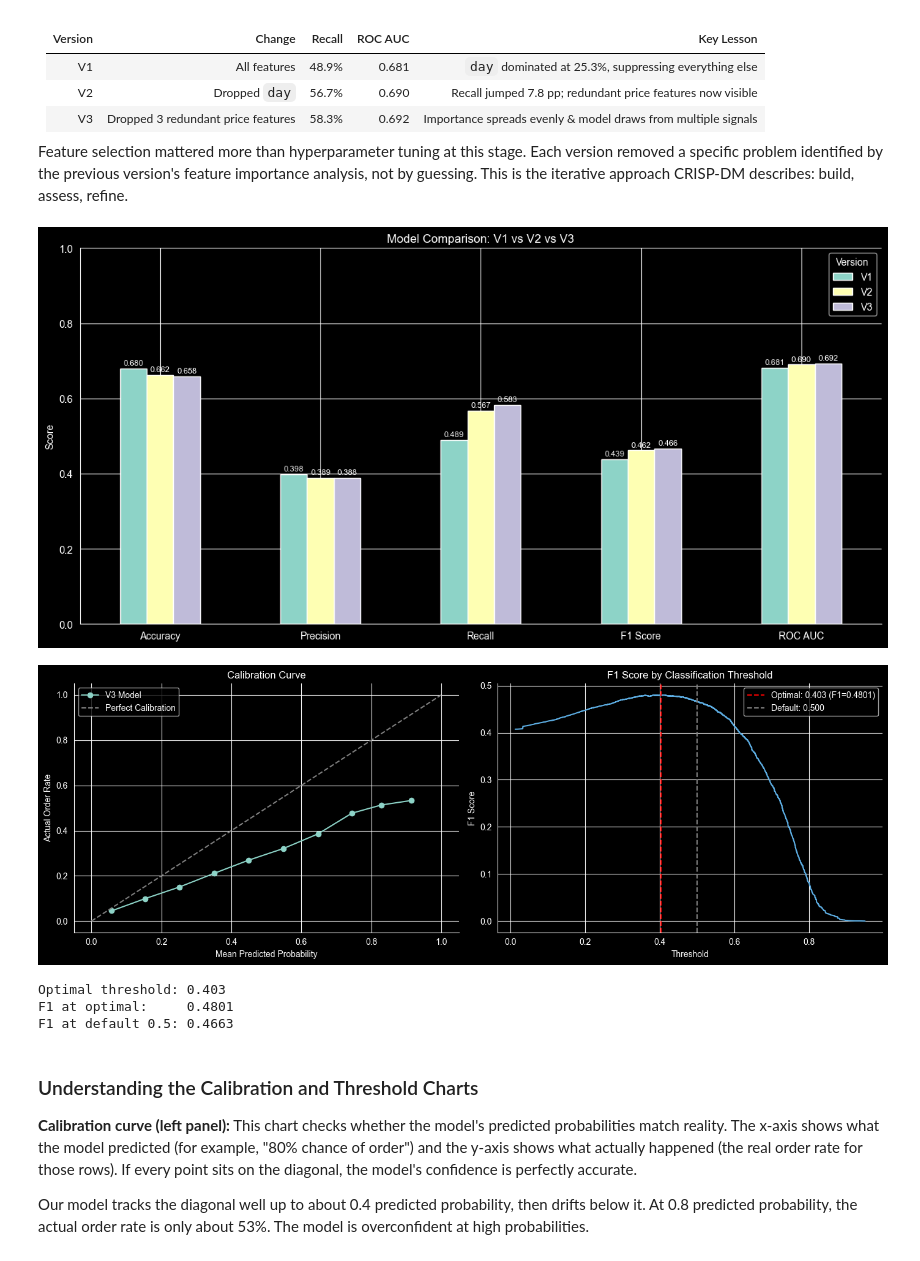
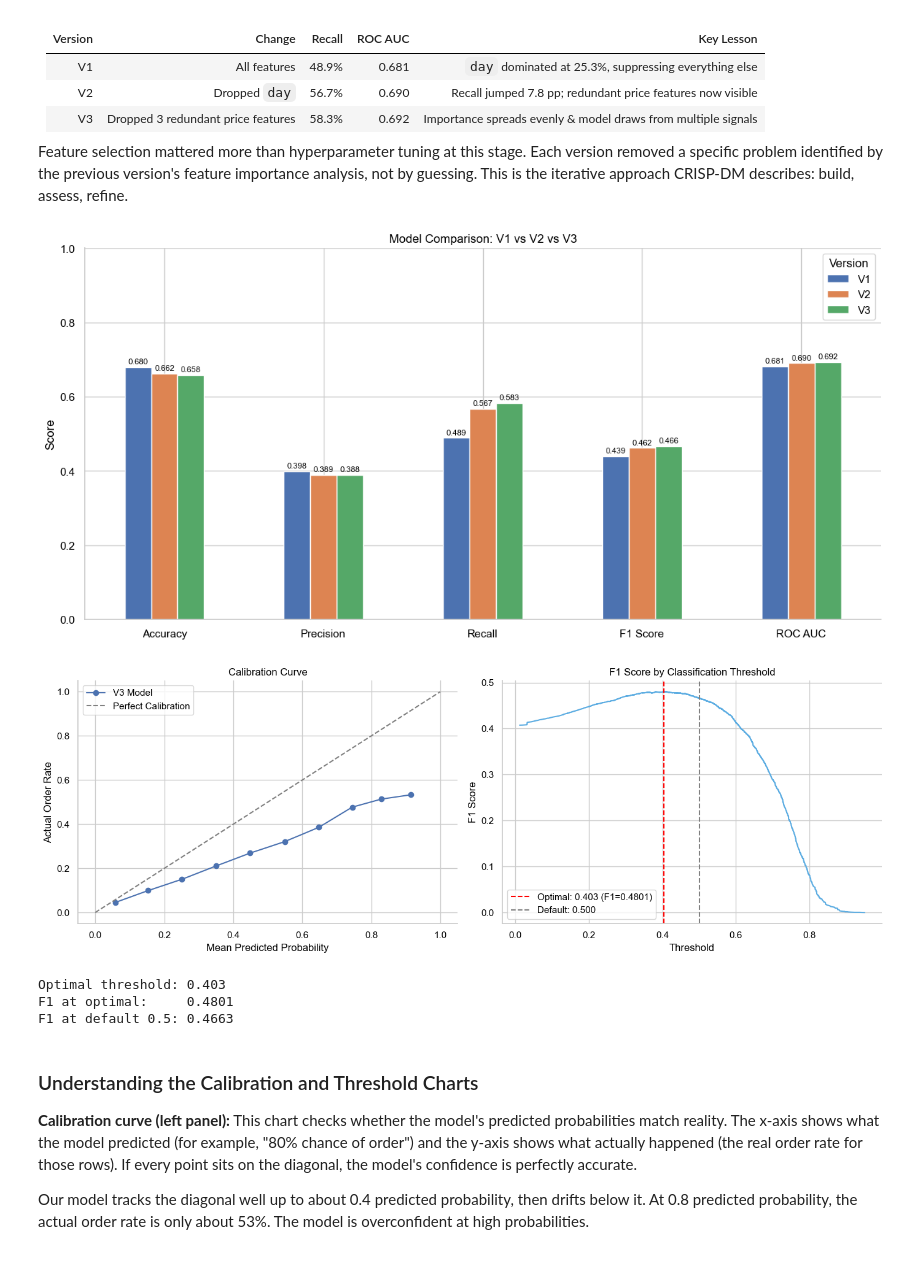
Before and after one commit to Happydeath97/analyticalProjectProductPricing, a Jupyter notebook: notebooks/model_exploration/sameh_random_forestC.ipynb, the cells around one changed output. Saved outputs shown, nothing was run; the diff lists cells and outputs as text; code cells hidden in the pictures.

Commit message:
feat:update charts global colors to force white facecolor

```diff
--- a/notebooks/model_exploration/sameh_random_forestC.ipynb
+++ b/notebooks/model_exploration/sameh_random_forestC.ipynb
@@ -31,7 +31,18 @@ from sklearn.calibration import calibration_curve
 # Visualization
 import matplotlib.pyplot as plt
 import seaborn as sns
-
+sns.set_theme(style="whitegrid")  # or "white"
+plt.rcParams.update({
+    "figure.facecolor": "white",
+    "axes.facecolor": "white",
+    "savefig.facecolor": "white",
+    "savefig.edgecolor": "white",
+    "savefig.transparent": False,
+    "text.color": "black",
+    "axes.labelcolor": "black",
+    "xtick.color": "black",
+    "ytick.color": "black",
+})
 
 # Path setup
 BASE_DIR = Path("../../")
@@ -709,7 +720,7 @@ comparison_df = pd.DataFrame({
 }, index=["Accuracy", "Precision", "Recall", "F1 Score", "ROC AUC"])
 
 # Plot grouped bar chart
-fig, ax = plt.subplots(figsize=(12, 6))
+fig, ax = plt.subplots(figsize=(12, 6), facecolor="white")
 comparison_df.plot(kind="bar", ax=ax, rot=0)
 
 # Add value labels on each bar
@@ -724,7 +735,7 @@ sns.despine()
 plt.tight_layout()
 plt.show()
 # %% [output]
-[figure, old version]
+[figure, new version]
 # %%
 # Compute calibration curve (predicted probability vs actual frequency)
 prob_true, prob_pred = calibration_curve(target_test, probabilities_v3, n_bins=10)
@@ -739,37 +750,37 @@ optimal_threshold = thresholds[optimal_idx]
 optimal_f1 = f1_scores[optimal_idx]
 
 # Two-panel chart
-fig, (ax1, ax2) = plt.subplots(1, 2, figsize=(14, 5))
+fig, (ax1, ax2) = plt.subplots(1, 2, figsize=(14, 5), facecolor="white")
 
 # Left panel: calibration curve
 ax1.plot(prob_pred, prob_true, marker="o", label="V3 Model")
 ax1.plot([0, 1], [0, 1], linestyle="--", color="gray", label="Perfect Calibration")
 ax1.set_title("Calibration Curve")
 ax1.set_xlabel("Mean Predicted Probability")
 ax1.set_ylabel("Actual Order Rate")
 ax1.legend()
 sns.despine(ax=ax1)
 
 # Right panel: F1 by threshold
 ax2.plot(thresholds, f1_scores[:-1], color="#5DADE2")
 ax2.axvline(x=optimal_threshold, color="red", linestyle="--",
             label=f"Optimal: {optimal_threshold:.3f} (F1={optimal_f1:.4f})")
 ax2.axvline(x=0.5, color="gray", linestyle="--", label="Default: 0.500")
 ax2.set_title("F1 Score by Classification Threshold")
 ax2.set_xlabel("Threshold")
 ax2.set_ylabel("F1 Score")
 ax2.legend()
 sns.despine(ax=ax2)
 
 plt.tight_layout()
 plt.show()
 
 # Print optimal threshold
 print(f"Optimal threshold: {optimal_threshold:.3f}")
 print(f"F1 at optimal:     {optimal_f1:.4f}")
 print(f"F1 at default 0.5: {f1_v3:.4f}")
 # %% [output]
-[figure, old version]
+[figure, new version]
 Optimal threshold: 0.403
 F1 at optimal:     0.4801
 F1 at default 0.5: 0.4663
```
Also changed, not shown: parts of 3 cells of this notebook.
